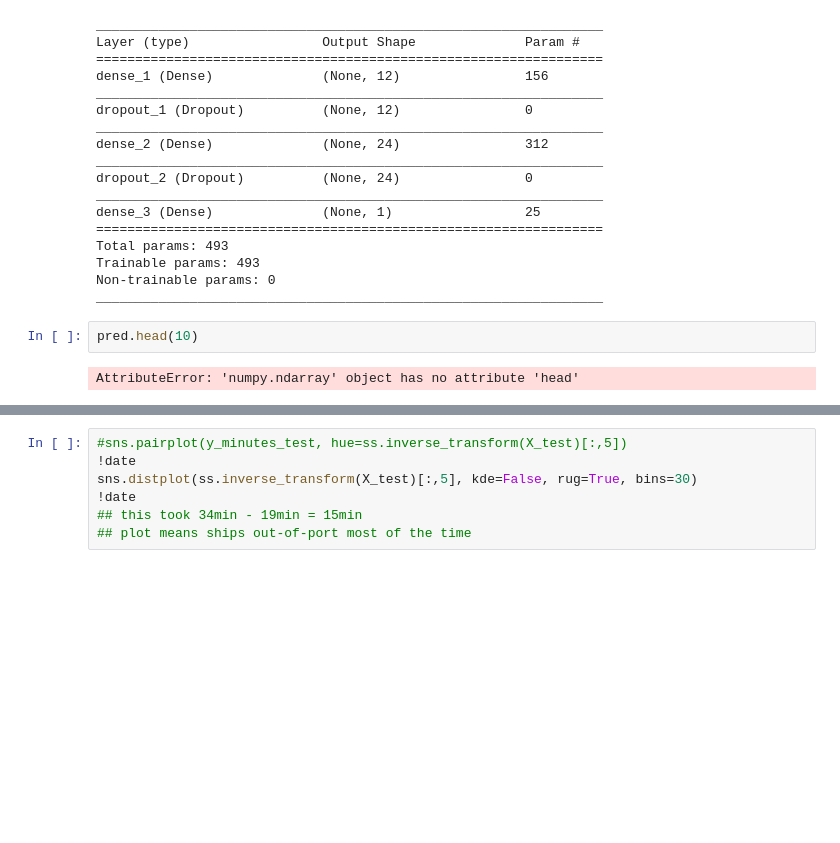
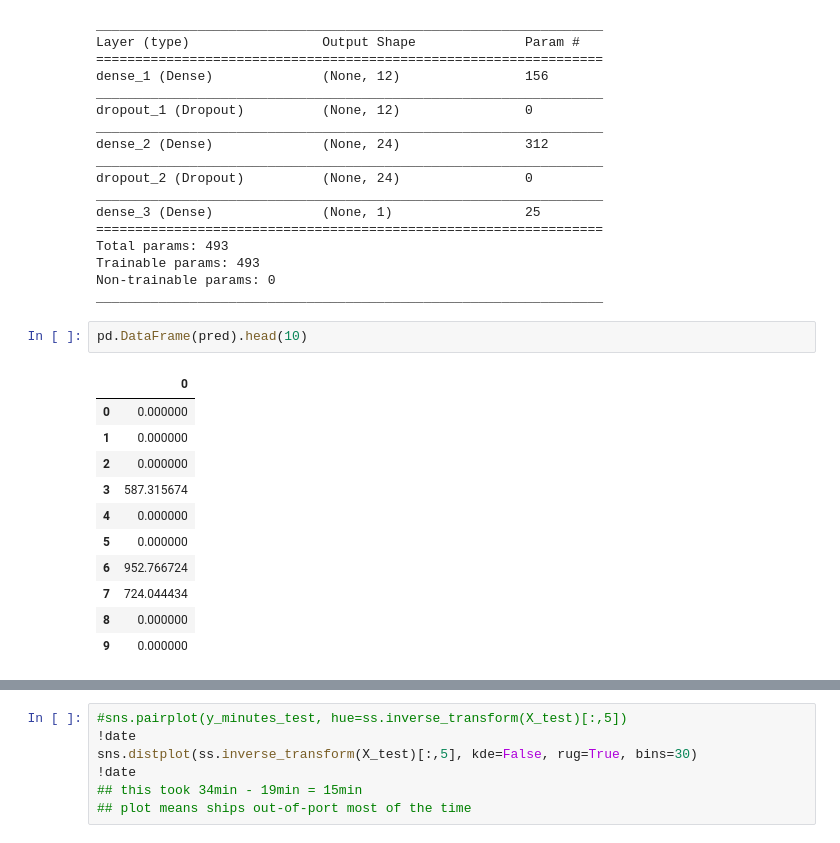
Before and after one commit to fvgras/cruise-ship-proj, a Jupyter notebook: cruise-eda-visual-model-keras-py2.ipynb, the cells around one changed output, grey strips where cells are left out. Drawn from its saved outputs; the diff is of its cells as text; blank space fills up the shorter version.

```diff
--- a/cruise-eda-visual-model-keras-py2.ipynb
+++ b/cruise-eda-visual-model-keras-py2.ipynb
@@ -593,7 +593,17 @@ Trainable params: 493
 Non-trainable params: 0
 _________________________________________________________________
 # %%
-pred.head(10)
+pd.DataFrame(pred).head(10)
 # %% [output]
-AttributeError: 'numpy.ndarray' object has no attribute 'head'
+|  | 0 |
+| 0 | 0.000000 |
+| 1 | 0.000000 |
+| 2 | 0.000000 |
+| 3 | 587.315674 |
+| 4 | 0.000000 |
+| 5 | 0.000000 |
+| 6 | 952.766724 |
+| 7 | 724.044434 |
+| 8 | 0.000000 |
+| 9 | 0.000000 |
 # %%
```
Also changed, not shown: parts of 3 cells of this notebook, 3 other files.
